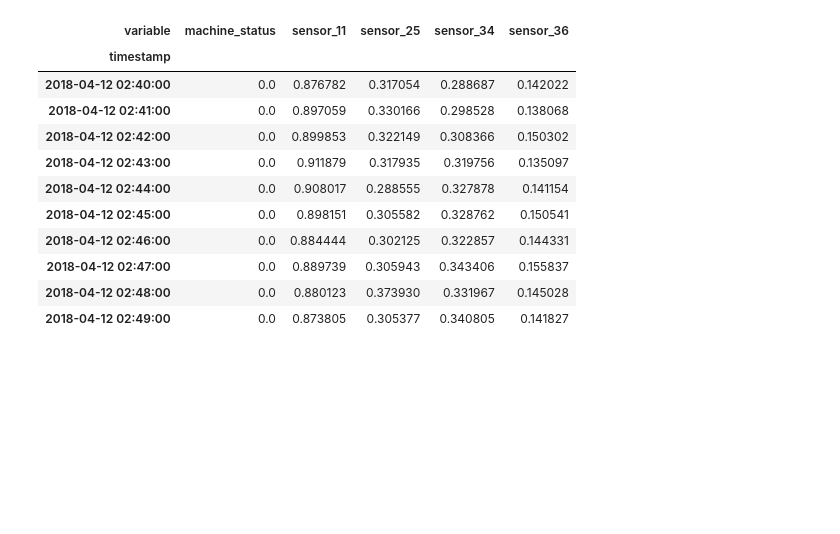
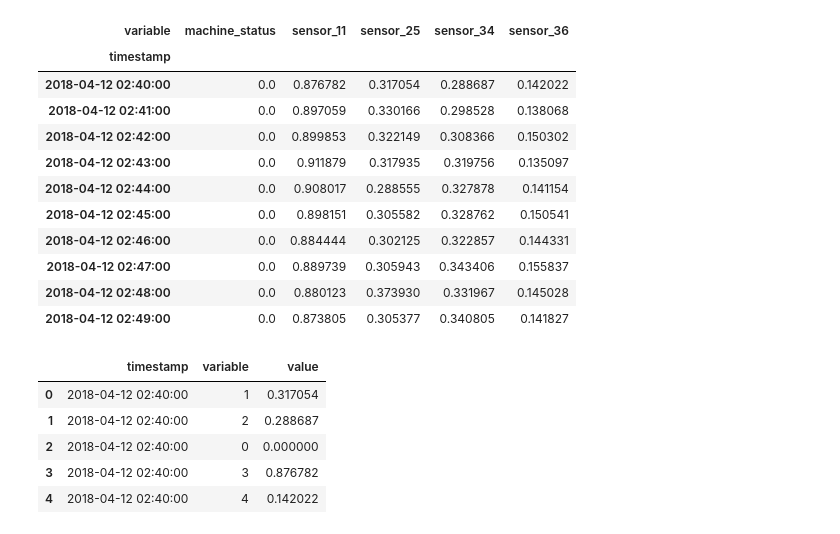
Before and after one commit to rh-aiservices-bu/sensor-failure-prediction, a Jupyter notebook: synthetic-data-generator/sdv-pivoting-data.ipynb, the cells around one changed output. Drawn from its saved outputs; the diff is of its cells as text; code cells hidden in the pictures; blank space fills up the shorter version.

```diff
--- a/synthetic-data-generator/sdv-pivoting-data.ipynb
+++ b/synthetic-data-generator/sdv-pivoting-data.ipynb
@@ -145,3 +218,24 @@ pivoted.head(10)
 | 2018-04-12 02:47:00 | 0.0 | 0.889739 | 0.305943 | 0.343406 | 0.155837 |
 | 2018-04-12 02:48:00 | 0.0 | 0.880123 | 0.373930 | 0.331967 | 0.145028 |
 | 2018-04-12 02:49:00 | 0.0 | 0.873805 | 0.305377 | 0.340805 | 0.141827 |
+# %%
+# encoding the 'variable' variable (not my best name)
+# doing it manually, its pretty simple
+
+# melted['variable'] = melted.variable.astype('category')
+# melted['variable'] = melted.variable.astype(str)
+
+cleanup_nums_var = {"variable": {"machine_status": 0,
+                                 "sensor_25": 1,
+                                 "sensor_34":2,
+                                 "sensor_11":3,
+                                 "sensor_36":4}}
+melted = melted.replace(cleanup_nums_var)
+melted.head()
+# %% [output]
+|  | timestamp | variable | value |
+| 0 | 2018-04-12 02:40:00 | 1 | 0.317054 |
+| 1 | 2018-04-12 02:40:00 | 2 | 0.288687 |
+| 2 | 2018-04-12 02:40:00 | 0 | 0.000000 |
+| 3 | 2018-04-12 02:40:00 | 3 | 0.876782 |
+| 4 | 2018-04-12 02:40:00 | 4 | 0.142022 |
```
Also changed, not shown: parts of 9 cells of this notebook, 1 other file.
